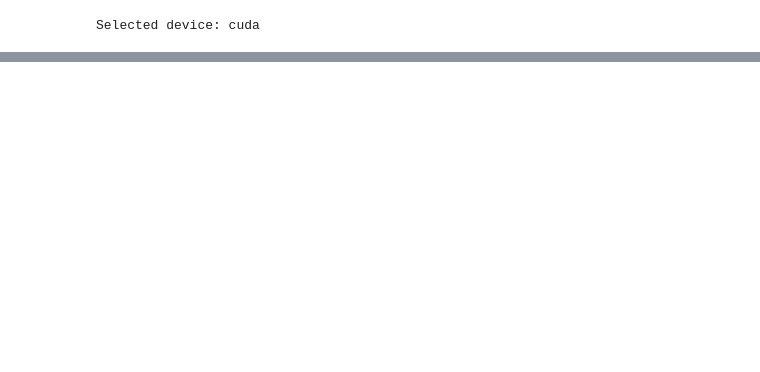
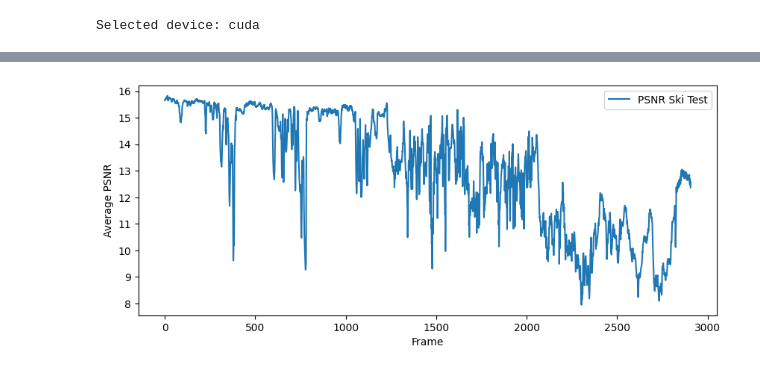
Before and after one commit to trettdragos/ThirdYearProject, a Jupyter notebook: pytorch/MovieFramer.ipynb, the cells around one changed output, grey strips where cells are left out. Saved outputs shown, nothing was run; the diff lists cells and outputs as text; code cells hidden in the pictures; blank space fills up the shorter version.

```diff
--- a/pytorch/MovieFramer.ipynb
+++ b/pytorch/MovieFramer.ipynb
@@ -446 +555,16 @@ for i in range(epochs):
+# %%
+import math
+psnr = []
+for err in test_loss:
+    psnr.append(10 * math.log10(1.0 / math.sqrt(err)))
+plt.figure(figsize=(10, 4))
+plt.plot(psnr, label='PSNR Ski Test')
+plt.xlabel('Frame')
+plt.ylabel('Average PSNR')
+#plt.grid()
+plt.legend()
+#plt.title('loss')
+plt.show()
+# %% [output]
+[figure, added]
 # %%
```
Also changed, not shown: parts of 15 cells of this notebook, 39 other files.
